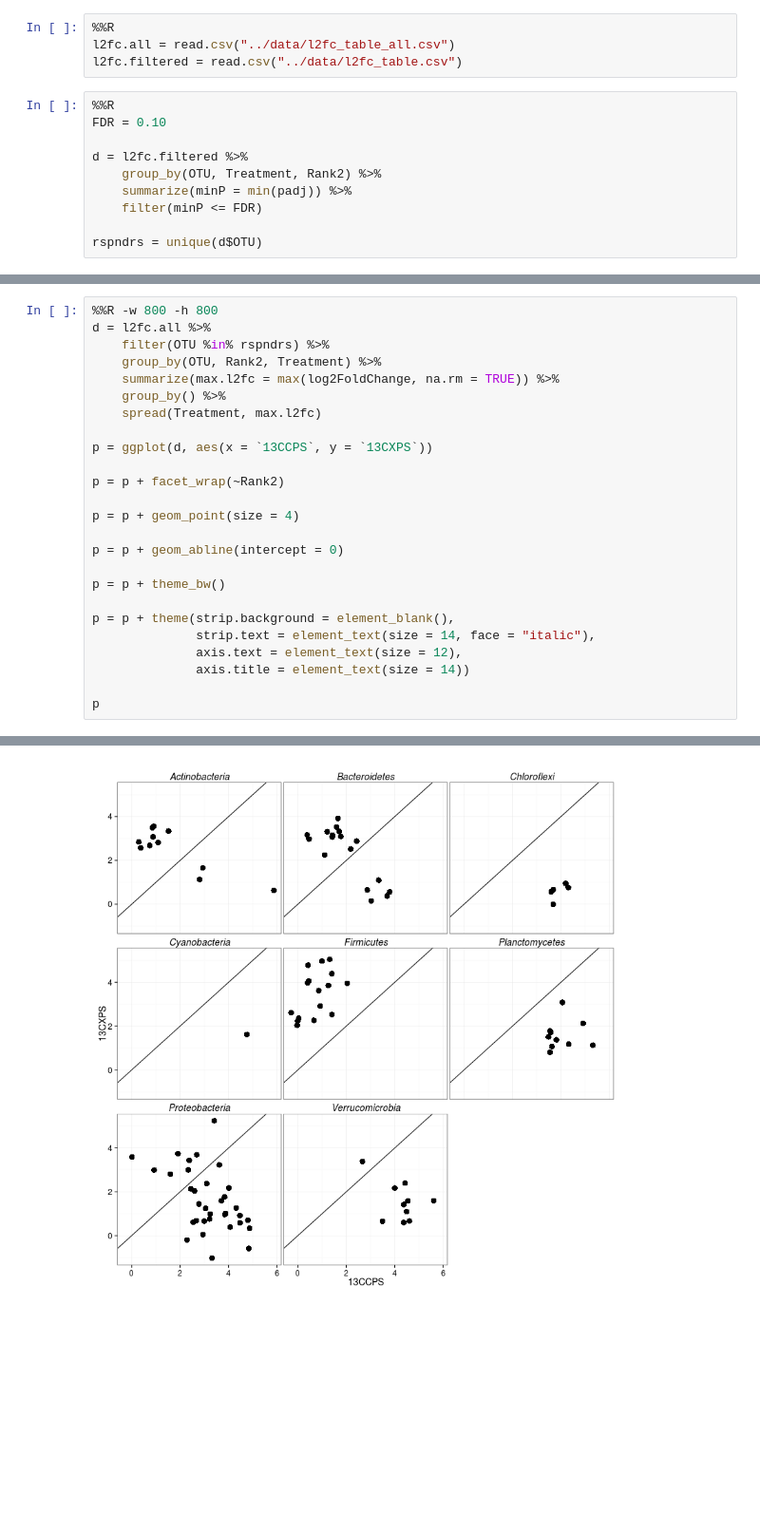
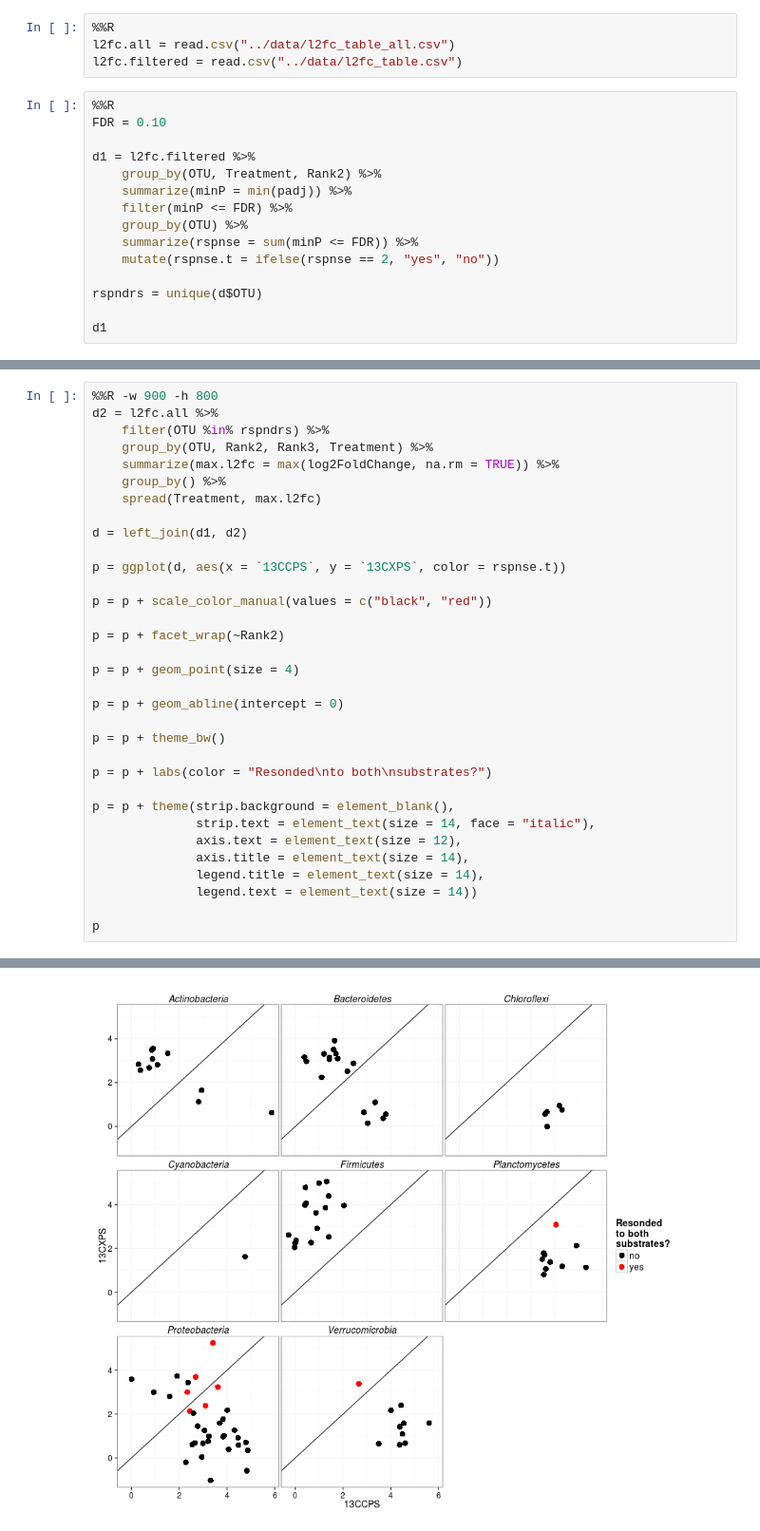
Before and after one commit to chuckpr/CSIP_succession_data_analysis, a Jupyter notebook: figures_and_stats/generalist_specialist.ipynb, the cells around one changed output, grey strips where cells are left out. Shown at 95% size. Cells and saved outputs as stored; diff of their text form; blank space fills up the shorter version.

Commit message:
color to gen spec plot

```diff
--- a/figures_and_stats/generalist_specialist.ipynb
+++ b/figures_and_stats/generalist_specialist.ipynb
@@ -12,9 +12,14 @@ l2fc.filtered = read.csv("../data/l2fc_table.csv")
 %%R
 FDR = 0.10
 
-d = l2fc.filtered %>%
+d1 = l2fc.filtered %>%
     group_by(OTU, Treatment, Rank2) %>%
     summarize(minP = min(padj)) %>%
-    filter(minP <= FDR)
+    filter(minP <= FDR) %>%
+    group_by(OTU) %>%
+    summarize(rspnse = sum(minP <= FDR)) %>%
+    mutate(rspnse.t = ifelse(rspnse == 2, "yes", "no"))
 
 rspndrs = unique(d$OTU)
+
+d1
@@ -21,13 +41,17 @@ rspndrs = unique(d$OTU)
 # %%
-%%R -w 800 -h 800
-d = l2fc.all %>%
+%%R -w 900 -h 800
+d2 = l2fc.all %>%
     filter(OTU %in% rspndrs) %>%
-    group_by(OTU, Rank2, Treatment) %>%
+    group_by(OTU, Rank2, Rank3, Treatment) %>%
     summarize(max.l2fc = max(log2FoldChange, na.rm = TRUE)) %>%
     group_by() %>%
     spread(Treatment, max.l2fc)
 
-p = ggplot(d, aes(x = `13CCPS`, y = `13CXPS`))
+d = left_join(d1, d2)
+
+p = ggplot(d, aes(x = `13CCPS`, y = `13CXPS`, color = rspnse.t))
+
+p = p + scale_color_manual(values = c("black", "red"))
 
 p = p + facet_wrap(~Rank2)
 
@@ -37,10 +61,14 @@ p = p + geom_abline(intercept = 0)
 
 p = p + theme_bw()
 
+p = p + labs(color = "Resonded\nto both\nsubstrates?")
+
 p = p + theme(strip.background = element_blank(),
               strip.text = element_text(size = 14, face = "italic"),
               axis.text = element_text(size = 12),
-              axis.title = element_text(size = 14))
+              axis.title = element_text(size = 14),
+              legend.title = element_text(size = 14),
+              legend.text = element_text(size = 14))
 
 p
 # %% [output]
@@ -47 +76 @@ p
-[figure, old version]
+[figure, new version]
```
Also changed, not shown: parts of 2 cells of this notebook.
